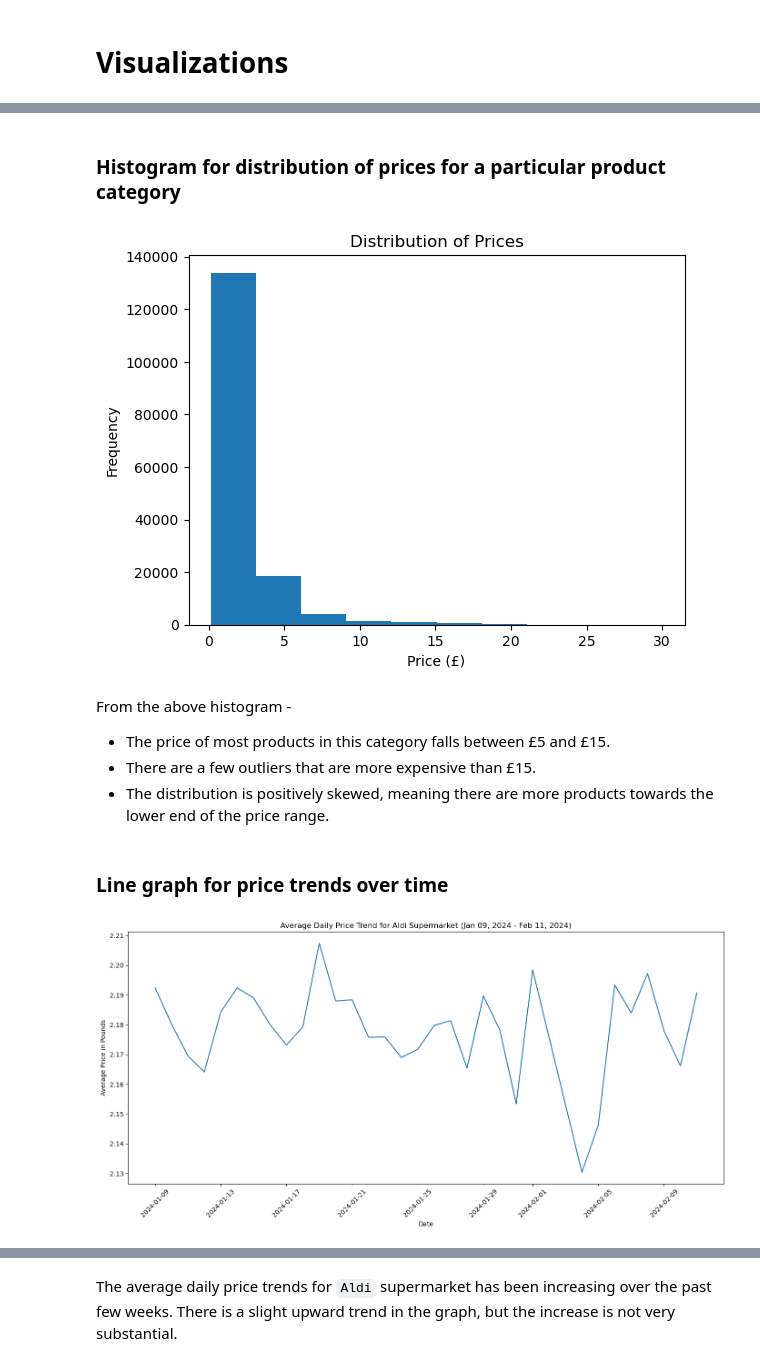
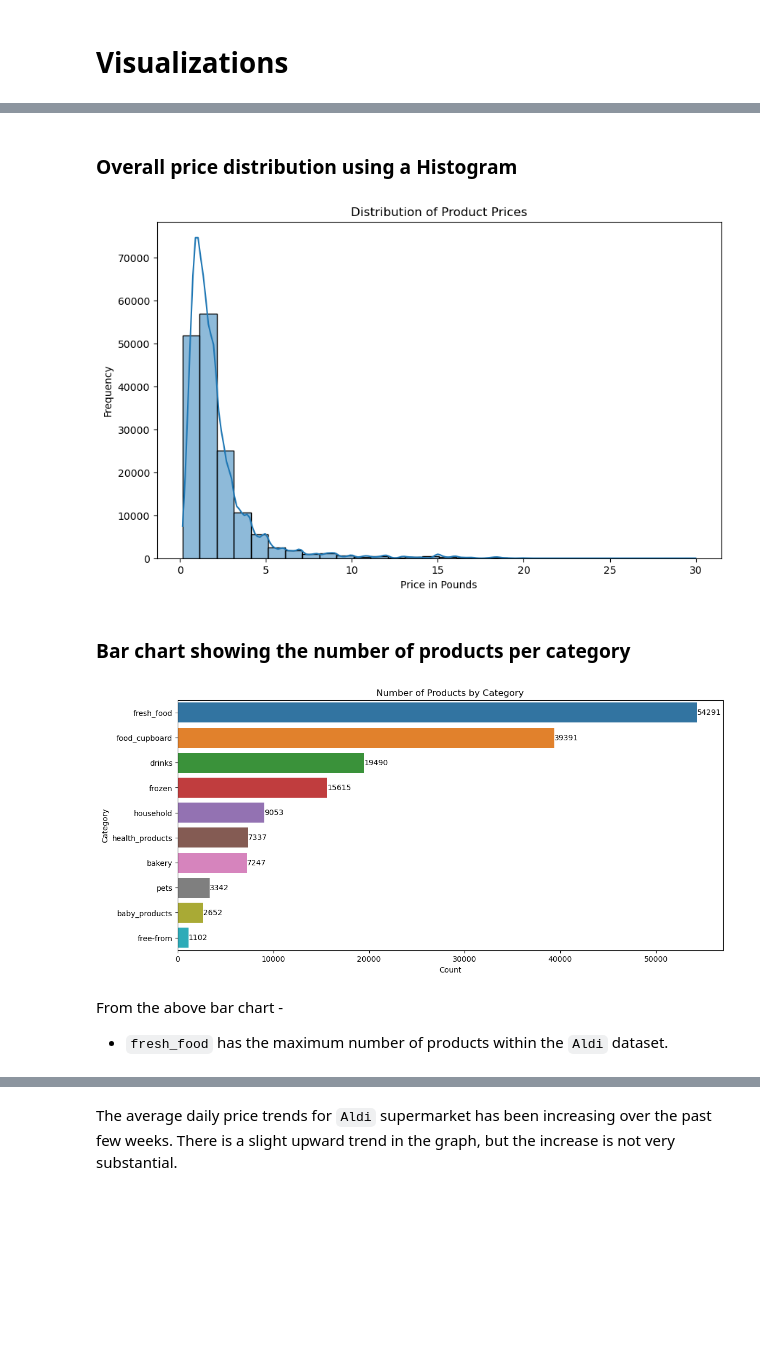
Before and after one commit to purvij07/Revenue-Prediction-Customer-Analytics-for-Supermarket-Data, a Jupyter notebook: code/Aldi_dataset.ipynb, the cells around one changed output, grey strips where cells are left out. Cells and saved outputs as stored; diff of their text form; code cells hidden in the pictures; blank space fills up the shorter version.

Commit message:
Updated the Aldi file with additional visualizations

```diff
--- a/code/Aldi_dataset.ipynb
+++ b/code/Aldi_dataset.ipynb
@@ -148,13 +145,0 @@ dtype: int64
-# %%
-# Bar graph
-avg_prices_aldi = df_aldi.groupby("category")["prices_pounds"].mean()
-ax_aldi = avg_prices_aldi.plot(kind = "bar")
-plt.title("Average Prices per Unit by Category")
-plt.xlabel("Category")
-plt.ylabel("Average Price (£)")
-
-# Annotating the bars with values
-for i, v in enumerate(avg_prices_aldi):
-    ax_aldi.text(i, v + 0.03, f'{v:.2f}', ha = 'center', va = 'bottom')
-
-plt.show()
@@ -165,33 +163,40 @@ The average price for `drinks` is significantly higher than for any other catego
+# %% [markdown]
+### Overall price distribution using a Histogram
+# %%
+import matplotlib.pyplot as plt
+import seaborn as sns
+
+# Overall Price Distribution using a Histogram
+plt.figure(figsize=(10, 6))
+sns.histplot(df_aldi['prices_pounds'],
+             bins=30,
+             kde=True)
+
+plt.title('Distribution of Product Prices')
+plt.xlabel('Price in Pounds')
+plt.ylabel('Frequency')
+plt.show()
+# %% [output]
+[figure, added]
 # %% [markdown]
-### Histogram for distribution of prices for a particular product category
+### Bar chart showing the number of products per category
 # %%
-# Histogram
-plt.hist(df_aldi["prices_pounds"], bins = 10)
-plt.title("Distribution of Prices")
-plt.xlabel("Price (£)")
-plt.ylabel("Frequency")
+plt.figure(figsize=(13, 6))
+sns.countplot(y = 'category',
+              data = df_aldi,
+              order = df_aldi['category'].value_counts().index)
+
+plt.title('Number of Products by Category')
+plt.xlabel('Count')
+plt.ylabel('Category')
+
+# Adding annotations
+for i, count in enumerate(df_aldi['category'].value_counts()):
+    plt.text(count, i, str(count), ha='left', va='center')
+
 plt.show()
 # %% [output]
-[figure, old version]
+[figure, new version]
 # %% [markdown]
-From the above histogram -
-* The price of most products in this category falls between £5 and £15.
-* There are a few outliers that are more expensive than £15.
-* The distribution is positively skewed, meaning there are more products towards the lower end of the price range.
+From the above bar chart -
+* `fresh_food` has the maximum number of products within the `Aldi` dataset.
-# %% [markdown]
-### Line graph for price trends over time
-# %%
-# Line graph
-df_aldi['date'] = pd.to_datetime(df_aldi['date'])
-daily_price_trends_aldi = df_aldi.groupby(df_aldi['date'])['prices_pounds'].mean().reset_index()
-
-plt.figure(figsize = (14, 7))
-sns.lineplot(data = daily_price_trends_aldi, x = 'date', y = 'prices_pounds')
-plt.title('Average Daily Price Trend for Aldi Supermarket (Jan 09, 2024 - Feb 11, 2024)')
-plt.xlabel('Date')
-plt.ylabel('Average Price in Pounds')
-plt.xticks(rotation = 45)
-plt.tight_layout()
-plt.show()
-# %% [output]
-[figure]
```
Also changed, not shown: parts of 8 cells of this notebook.
